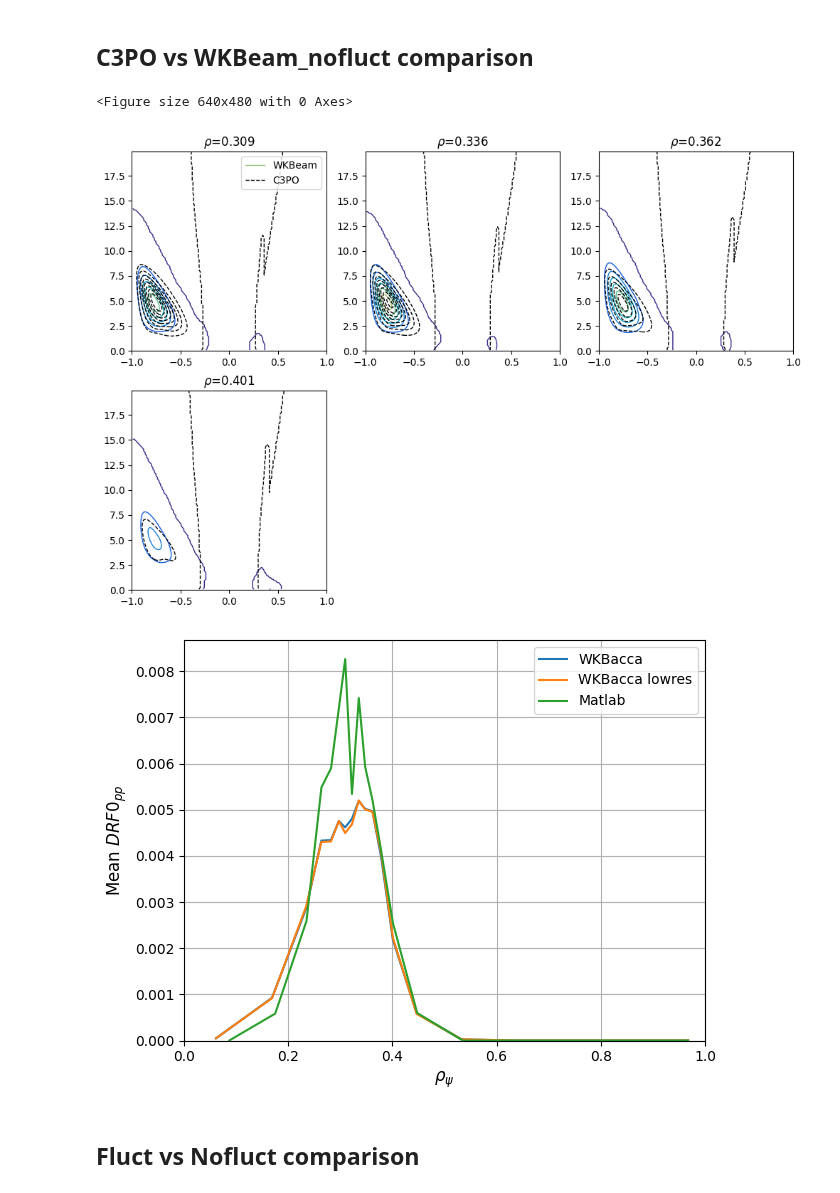
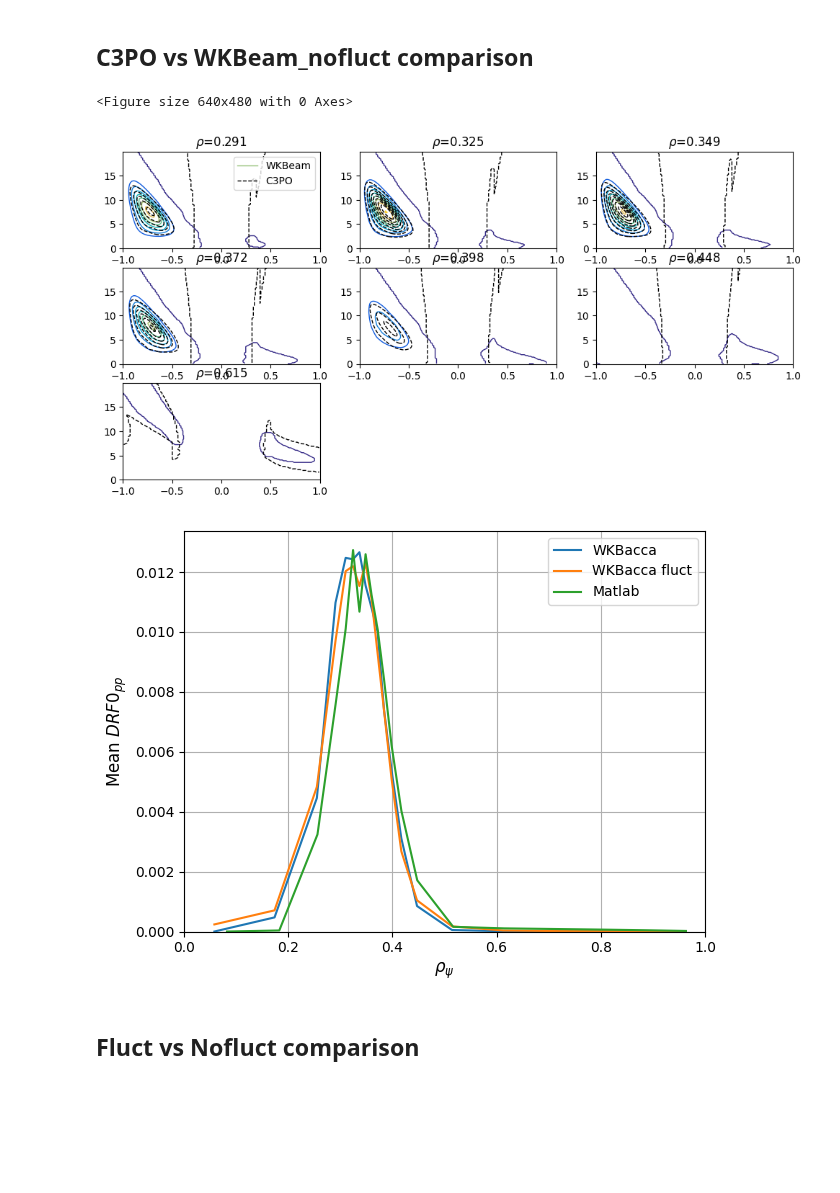
Before and after one commit to EwoutDevlaminck/WKBacca_QL, a Jupyter notebook: QL_analysis.ipynb, the cells around one changed output. Saved outputs shown, nothing was run; the diff lists cells and outputs as text; code cells hidden in the pictures; blank space fills up the shorter version.

```diff
--- a/QL_analysis.ipynb
+++ b/QL_analysis.ipynb
@@ -65,10 +65,10 @@ cm_data = [[0.2081, 0.1663, 0.5292], [0.2116238095, 0.1897809524, 0.5776761905],
 parula_map = LinearSegmentedColormap.from_list('parula', cm_data)
 parula_map.set_under(cm_data[0])
 # %%
-filename_nofluct        = '/home/devlamin/WKbeam_simulations/TCV_85352_1.3_nofluct/output/QL_waves_TCV_85352_1.3_nofluct_sparse.h5'
-filename_fluct          = '/home/devlamin/WKbeam_simulations/TCV_85352_1.3_nofluct/output/QL_waves_TCV_85352_1.3_nofluct_lowres_sparse.h5'
+filename_nofluct        = '/home/devlamin/WKbeam_simulations/TCV_74302_1.2_nofluct/output/QL_waves_TCV_74302_1.2_nofluct_sparse.h5'
+filename_fluct          = '/home/devlamin/WKbeam_simulations/TCV_74302_1.2_fluct/output/QLdiff_binned_fluct.h5'
 
-matlab_file         = '/home/devlamin/WKbeam_simulations/TCV_85352_1.3_fluct/output/Drf_data.mat'
+matlab_file         = '/home/devlamin/WKbeam_simulations/TCV_74302_1.2_nofluct/output/Drf_data.mat'
 
 #filename_nofluct        = '/home/devlamin/WKBacca_LUKE_cases/TCV_74302_nonuni/WKBeam_results/nofluct/QL_waves_TCV74302_1.2_nofluct_sparse.h5'
 #filename_fluct          = '/home/devlamin/WKBacca_LUKE_cases/TCV_74302_nonuni/WKBeam_results/fluct/QL_waves_TCV74302_1.2_fluct_sparse.h5'
@@ -227,13 +227,13 @@ plt.show()
 # %%
-"""
+
 
 from CommonModules.input_data import InputData
 from Tools.PlotData.PlotAbsorptionProfile.plotabsprofile import compute_deposition_profiles
 
-filename_abs_nofluct        = '/home/devlamin/WKbeam_simulations/TCV_85352_1.3_nofluct/AbsorptionUni.txt'
-filename_abs_dat_nofluct    = '/home/devlamin/WKbeam_simulations/TCV_85352_1.3_nofluct/output/AbsorptionUni_binned.hdf5'
-filename_abs_fluct        = '/home/devlamin/WKbeam_simulations/TCV_85352_1.3_fluct/AbsorptionUni.txt'
-filename_abs_dat_fluct    = '/home/devlamin/WKbeam_simulations/TCV_85352_1.3_fluct/output/AbsorptionUni_binned.hdf5'
+filename_abs_nofluct        = '/home/devlamin/WKbeam_simulations/TCV_74302_1.2_nofluct/AbsorptionUni.txt'
+filename_abs_dat_nofluct    = '/home/devlamin/WKbeam_simulations/TCV_74302_1.2_nofluct/output/AbsorptionUni_binned.hdf5'
+filename_abs_fluct        = '/home/devlamin/WKbeam_simulations/TCV_74302_1.2_fluct/AbsorptionUni.txt'
+filename_abs_dat_fluct    = '/home/devlamin/WKbeam_simulations/TCV_74302_1.2_fluct/output/AbsorptionUni_binned.hdf5'
 
 # Add absorption data
 absorption_data_nofluct = compute_deposition_profiles(InputData(filename_abs_nofluct), filename_abs_dat_nofluct)
@@ -246,6 +246,19 @@ absorption_data_fluct = compute_deposition_profiles(InputData(filename_abs_fluct
 rho_abs_fluct1=absorption_data_fluct['rho']
 dP_drho_fluct1=absorption_data_fluct['dP_drho']
 dP_dV_fluct1=absorption_data_fluct['dP_dV']
+# Save the data as a structure in a .mat file
+
+# Save the data as a structure in a .mat file
+import scipy.io as sio
+sio.savemat('absorption_data.mat', {
+    'rho_abs_nofluct': rho_abs_nofluct1,
+    'dP_drho_nofluct': dP_drho_nofluct1,
+    'dP_dV_nofluct': dP_dV_nofluct1,
+    'rho_abs_fluct': rho_abs_fluct1,
+    'dP_drho_fluct': dP_drho_fluct1,
+    'dP_dV_fluct': dP_dV_fluct1
+})
+
 
 
 plt.figure(figsize=(10,4))
@@ -259,7 +272,7 @@ ax.annotate(f'{rho_abs_nofluct1[np.argmax(dP_drho_nofluct1[:, 0])]:.3f}', (rho_a
 ax.set_xlabel(r'$\rho$', fontsize=15)
 ax.set_ylabel(r'$\frac{dP}{d\rho}(MW)$', fontsize=15)
 ax.set_xlim([0, 0.7])
-ax.set_ylim([0, 5])
+ax.set_ylim([0, 6])
 ax.spines['right'].set_visible(False)
 ax.spines['top'].set_visible(False)
 
@@ -278,6 +291,4 @@ ax.spines['right'].set_visible(False)
 ax.spines['top'].set_visible(False)
 plt.legend(fontsize=12)
 plt.tight_layout()
-
-"""
 # %% [output]
@@ -405,41 +416,41 @@ min_mat = np.min(Drf_mat)
 plt.figure()
 plt.figure(figsize=(12, 8))
 plotindex = 1
-for i in range(6, len(psi)-6, 2):
-    ax = plt.subplot(2, 3, plotindex)
+for i in range(3, len(psi)-3, 2):
+    ax = plt.subplot(4, 3, plotindex)
     plotindex += 1
     #ax.pcolormesh(ksi0, p_norm,DRF_pp_fluct[:, :, i].T, cmap=parula_map, vmin=min_nofluct, vmax=max_nofluct)
     ax.contour(ksi0, p_norm, DRF_pp_nofluct[:, :, i].T, np.linspace(min_mat, max_mat, 10), cmap=parula_map, linestyles='-', linewidths=1)
 
     ax.contour(ksi0, p_norm, Drf_mat[:, :, i], np.linspace(min_mat, max_mat, 10), colors='k', linestyles='dashed', linewidths=1)
     ax.set_ylim(0, p_max)
     ax.set_xlim(-1, 1)
     ax.set_title(rf'$\rho$={np.sqrt(psi[i]):.3f}')
 
     if plotindex == 2:
         h1 = plt.Line2D([0], [0], color=cm_data[40], linestyle='-', linewidth=1, label='WKBeam')
         h2 = plt.Line2D([0], [0], color='k', linestyle='dashed', linewidth=1, label='C3PO')
         ax.legend(handles=[h1, h2])
 
 plt.show()
 
 plt.figure()
 plt.plot(rho_abs_nofluct, np.mean(DRF_pp_nofluct[:, :, :], axis=(0, 1)), label='WKBacca')
-plt.plot(rho_abs_nofluct, np.mean(DRF_pp_fluct[:, :, :], axis=(0, 1)), label='WKBacca lowres')
+plt.plot(rho_abs_nofluct, np.mean(DRF_pp_fluct[:, :, :], axis=(0, 1)), label='WKBacca fluct')
 
 plt.plot(rho_mat, np.mean(Drf_mat[:, :, :], axis=(0, 1)), label='Matlab')
 plt.xlabel(r'$\rho_{\psi}$', fontsize=12)
 plt.ylabel('Mean $DRF0_{pp}$', fontsize=12)
 plt.xlim([0, 1])
 plt.ylim(0)
 plt.legend()
 plt.grid()
 plt.tight_layout()
 plt.show()
 # %% [output]
 <Figure size 640x480 with 0 Axes>
-[figure, old version]
+[figure, new version]
-[figure, old version]
+[figure, new version]
 # %% [markdown]
 ## Fluct vs Nofluct comparison
 # %%
```
Also changed, not shown: parts of 13 cells of this notebook, 8 other files.
